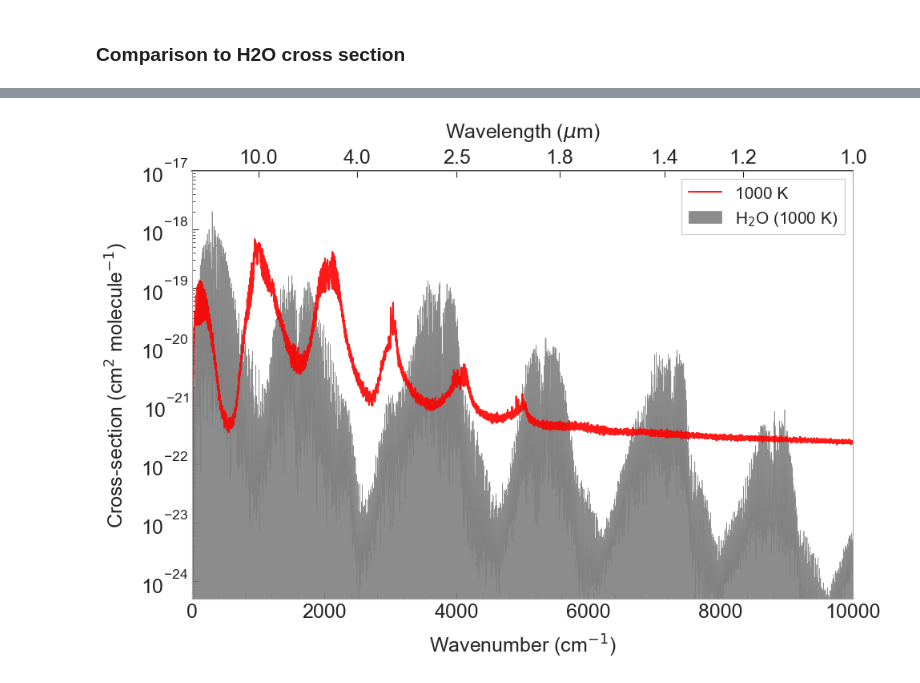
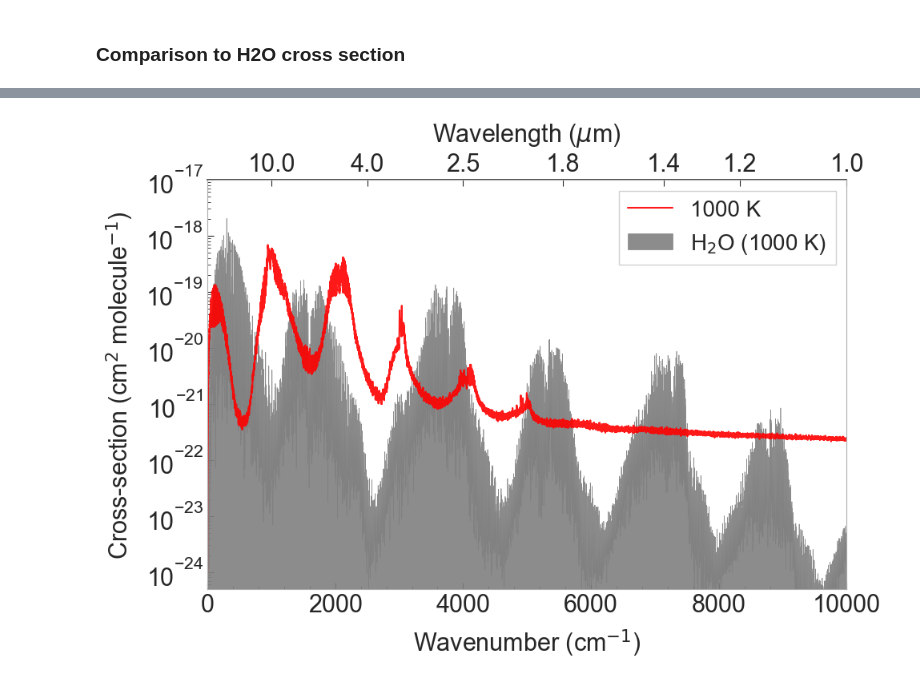
Before and after one commit to R-y-a-n-M-o-k/HPO, a Jupyter notebook: cross_sections/plot_xsec.ipynb, the cells around one changed output, grey strips where cells are left out. Drawn from its saved outputs; the diff is of its cells as text; code cells hidden in the pictures.

```diff
--- a/cross_sections/plot_xsec.ipynb
+++ b/cross_sections/plot_xsec.ipynb
@@ -148,12 +148,12 @@ ax2.set_xlim(0, 10000)
 ax2.set_ylim(0.5e-24, 1e-17)
 
 # Primary x-ax2is (wavenumber)
-ax2.set_xlabel(r'Wavenumber (cm$^{-1}$)', fontsize=18, labelpad=10)
-ax2.set_ylabel(r'Cross-section (cm$^{2}$ molecule$^{-1}$)', fontsize=18, labelpad=10)
+ax2.set_xlabel(r'Wavenumber (cm$^{-1}$)', fontsize=22, labelpad=10)
+ax2.set_ylabel(r'Cross-section (cm$^{2}$ molecule$^{-1}$)', fontsize=22, labelpad=10)
 #ax2.set_title('Absorption Cross-Sections', fontsize=16, fontweight='bold', pad=40)
 
 # Ticks
-ax2.tick_params(axis='both', which='major', labelsize=18, direction='in', length=6)
+ax2.tick_params(axis='both', which='major', labelsize=22, direction='in', length=6)
 ax2.tick_params(axis='both', which='minor', direction='in', length=3)
 ax2.xaxis.set_minor_locator(ticker.AutoMinorLocator(5))
 
@@ -166,13 +166,13 @@ wl_ticks_um = np.round(10000/np.arange(1000,20000,1500), decimals=1) # μm
 wn_positions = 10000 / wl_ticks_um   # cm⁻¹ positions
 
 ax2_top.set_xticks(wn_positions)
-ax2_top.set_xticklabels([str(w) for w in wl_ticks_um], fontsize=18)
-ax2_top.set_xlabel(r'Wavelength ($\mu$m)', fontsize=18, labelpad=10)
+ax2_top.set_xticklabels([str(w) for w in wl_ticks_um], fontsize=22)
+ax2_top.set_xlabel(r'Wavelength ($\mu$m)', fontsize=22, labelpad=10)
 ax2_top.tick_params(which='major', direction='in', length=6)
 
 # Legend
 ax2.legend(
-    fontsize=15,
+    fontsize=20,
     frameon=True,
     framealpha=0.9,
     edgecolor='#cccccc',
@@ -208,46 +208,46 @@ ax2.set_xlim(0, 10000)
 ax2.set_ylim(0.5e-24, 1e-17)
 
 # Primary x-ax2is (wavenumber)
-ax2.set_xlabel(r'Wavenumber (cm$^{-1}$)', fontsize=18, labelpad=10)
-ax2.set_ylabel(r'Cross-section (cm$^{2}$ molecule$^{-1}$)', fontsize=18, labelpad=10)
+ax2.set_xlabel(r'Wavenumber (cm$^{-1}$)', fontsize=22, labelpad=10)
+ax2.set_ylabel(r'Cross-section (cm$^{2}$ molecule$^{-1}$)', fontsize=22, labelpad=10)
 #ax2.set_title('Absorption Cross-Sections', fontsize=16, fontweight='bold', pad=40)
 
 # Ticks
-ax2.tick_params(axis='both', which='major', labelsize=18, direction='in', length=6)
+ax2.tick_params(axis='both', which='major', labelsize=22, direction='in', length=6)
 ax2.tick_params(axis='both', which='minor', direction='in', length=3)
 ax2.xaxis.set_minor_locator(ticker.AutoMinorLocator(5))
 
 # ── Secondary x-ax2is: wavelength (μm) ────────────────────────────────────────
 # Wavelength (μm) = 10 000 / wavenumber (cm⁻¹); nonlinear so we set explicit ticks
 ax2_top = ax2.secondary_xaxis('top')
 
 # Choose round wavelength values (μm) that fall within xlim (0–5000 cm⁻¹)
 wl_ticks_um = np.round(10000/np.arange(1000,20000,1500), decimals=1) # μm
 wn_positions = 10000 / wl_ticks_um   # cm⁻¹ positions
 
 ax2_top.set_xticks(wn_positions)
-ax2_top.set_xticklabels([str(w) for w in wl_ticks_um], fontsize=18)
-ax2_top.set_xlabel(r'Wavelength ($\mu$m)', fontsize=18, labelpad=10)
+ax2_top.set_xticklabels([str(w) for w in wl_ticks_um], fontsize=22)
+ax2_top.set_xlabel(r'Wavelength ($\mu$m)', fontsize=22, labelpad=10)
 ax2_top.tick_params(which='major', direction='in', length=6)
 
 # Legend
 ax2.legend(
-    fontsize=15,
+    fontsize=20,
     frameon=True,
     framealpha=0.9,
     edgecolor='#cccccc',
     fancybox=False,
     loc='best'
 )
 
 # Subtle border
 for spine in ax2.spines.values():
     spine.set_edgecolor('#aaaaaa')
     spine.set_linewidth(0.8)
 
 plt.tight_layout()
 plt.savefig('HPO_H2O_T1000.png', transparent=True, dpi=300, bbox_inches='tight')
 #plt.savefig('HPO_J0_J40_cross_sections.eps', format='eps', bbox_inches='tight')
 plt.show()
 # %% [output]
-[figure, old version]
+[figure, new version]
```
Also changed, not shown: parts of 2 cells of this notebook, 20 other files.
